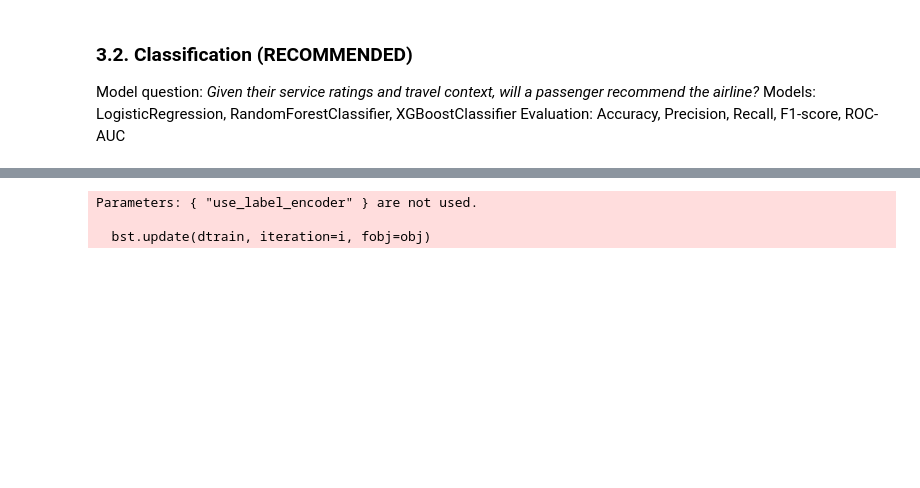
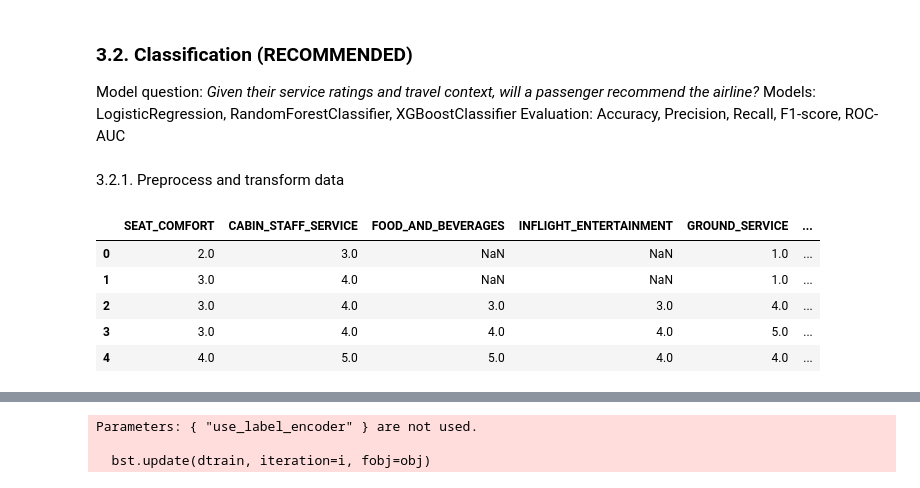
Before and after one commit to alyssaqle/skytrax_review_ml_pipeline, a Jupyter notebook: notebooks/exploration.ipynb, the cells around one changed output, grey strips where cells are left out. Drawn from its saved outputs; the diff is of its cells as text; code cells hidden in the pictures; blank space fills up the shorter version.

```diff
--- a/notebooks/exploration.ipynb
+++ b/notebooks/exploration.ipynb
@@ -532,0 +513,12 @@ test_X = test.drop(['RECOMMENDED', 'RATING_BAND', 'AIRLINE', 'AVERAGE_RATING'],
+# %% [markdown]
+3.2.1. Preprocess and transform data
+# %%
+# Look at df_eda after eda step
+df_eda.head()
+# %% [output]
+|  | SEAT_COMFORT | CABIN_STAFF_SERVICE | FOOD_AND_BEVERAGES | INFLIGHT_ENTERTAINMENT | GROUND_SERVICE | ... |
+| 0 | 2.0 | 3.0 | NaN | NaN | 1.0 | ... |
+| 1 | 3.0 | 4.0 | NaN | NaN | 1.0 | ... |
+| 2 | 3.0 | 4.0 | 3.0 | 3.0 | 4.0 | ... |
+| 3 | 3.0 | 4.0 | 4.0 | 4.0 | 5.0 | ... |
+| 4 | 4.0 | 5.0 | 5.0 | 4.0 | 4.0 | ... |
```
Also changed, not shown: parts of 18 cells of this notebook.
